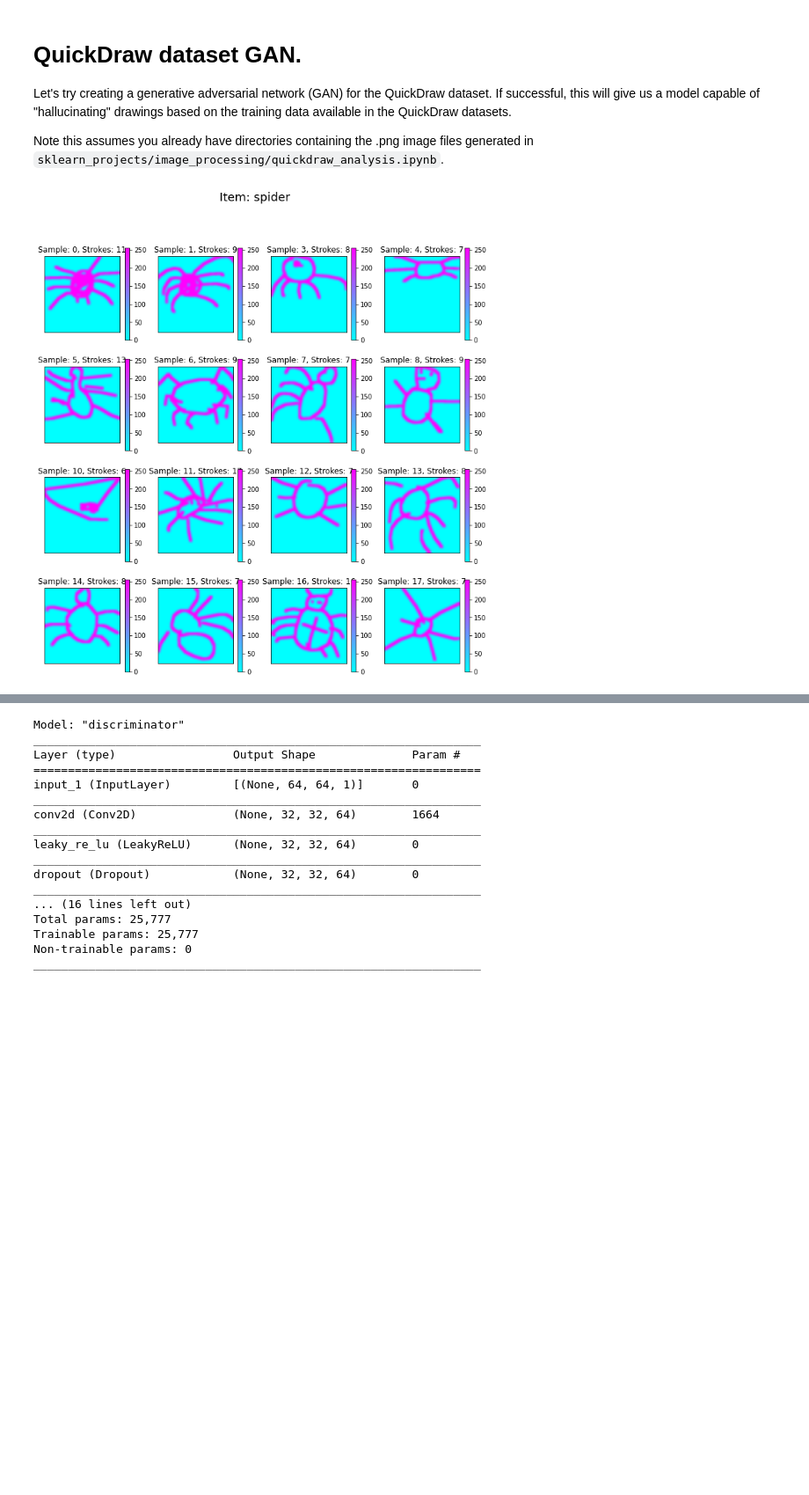
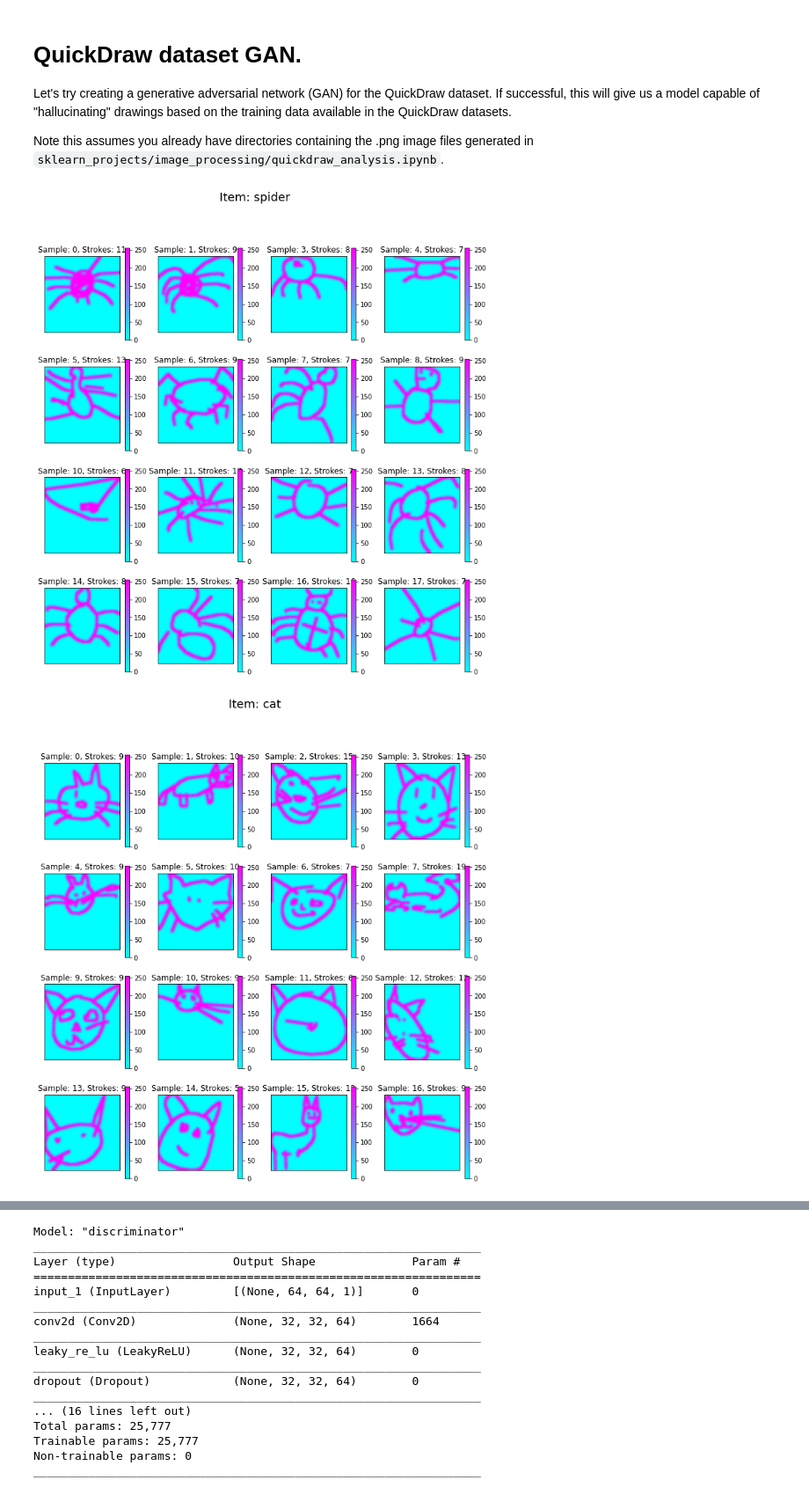
Before and after one commit to apdachowicz/test-projects, a Jupyter notebook: sklearn_projects/image_processing/quickdraw_gan.ipynb, the cells around one changed output, grey strips where cells are left out. Shown at 88% size. Saved outputs shown, nothing was run; the diff lists cells and outputs as text; code cells hidden in the pictures; blank space fills up the shorter version.

Commit message:
cleanup and requirements
added requirements.txt, cleaned up some notebooks, added readme's for data folders.

```diff
--- a/sklearn_projects/image_processing/quickdraw_gan.ipynb
+++ b/sklearn_projects/image_processing/quickdraw_gan.ipynb
@@ -44,36 +45,52 @@ generated in `sklearn_projects/image_processing/quickdraw_analysis.ipynb`.
 # %%
 # pull in data and visualize
 ###############
-data_names = ['spider']
-path_to_data = 'D:/Personal/code_projects/test-projects/datasets/quickdraw/quickdraw_simplified/'
+data_names = ['spider', 'cat', 'hedgehog', 'dog']
+path_to_data = os.path.join(os.path.dirname(os.path.dirname(os.getcwd())))
+path_to_data = os.path.join(path_to_data,
+                            'datasets',  # datasets directory
+                            'quickdraw',  # quickdraw data directory
+                            'quickdraw_simplified')  # quickdraw simplified data for this project
+# path_to_data = 'D:/Personal/code_projects/test-projects/datasets/quickdraw/quickdraw_simplified/'
 ###############
 
 for data_name in data_names:
 
     # data location
-    image_path = path_to_data + 'output_images/' + data_name + '/images/'
+    image_path = os.path.join(path_to_data,
+                              'output_images',
+                              data_name,
+                              'images')
 
     # meta file
-    meta_df = pd.read_csv(path_to_data + 'output_images/' + data_name + '/meta/meta.csv')
+    meta_df = pd.read_csv(os.path.join(path_to_data,
+                                       'output_images',
+                                       data_name,
+                                       'meta',
+                                       'meta.csv')
+                          )
     # print(meta_df['recognized'].value_counts())
 
     # get image indices of recognized images:
     image_indices = meta_df[meta_df['recognized']==True]['sample_id'].values.tolist()
 
     plt.figure(figsize=(12,12))
     for plot_index, sample_id in enumerate(image_indices[:16]):
-        sample = imread(image_path+'sample{}.png'.format(sample_id),
+        sample = imread(os.path.join(image_path,
+                                     'sample{}.png'.format(sample_id)
+                                     ),
                         as_gray=True)
         plt.subplot(4,4,plot_index+1)
         plt.imshow(sample,
                    cmap='cool')
         plt.xticks([])
         plt.yticks([])
         plt.colorbar()
         num_strokes = meta_df[meta_df['sample_id'] == sample_id]['num_strokes'].values.tolist()[0]
         plt.title('Sample: {}, Strokes: {}'.format(sample_id, num_strokes))
     plt.suptitle('Item: {}'.format(data_name),
                  fontsize=18)
     plt.show();
 # %% [output]
 [figure]
+[figure, added]
```
Also changed, not shown: parts of 5 cells of this notebook, 4 other files.
